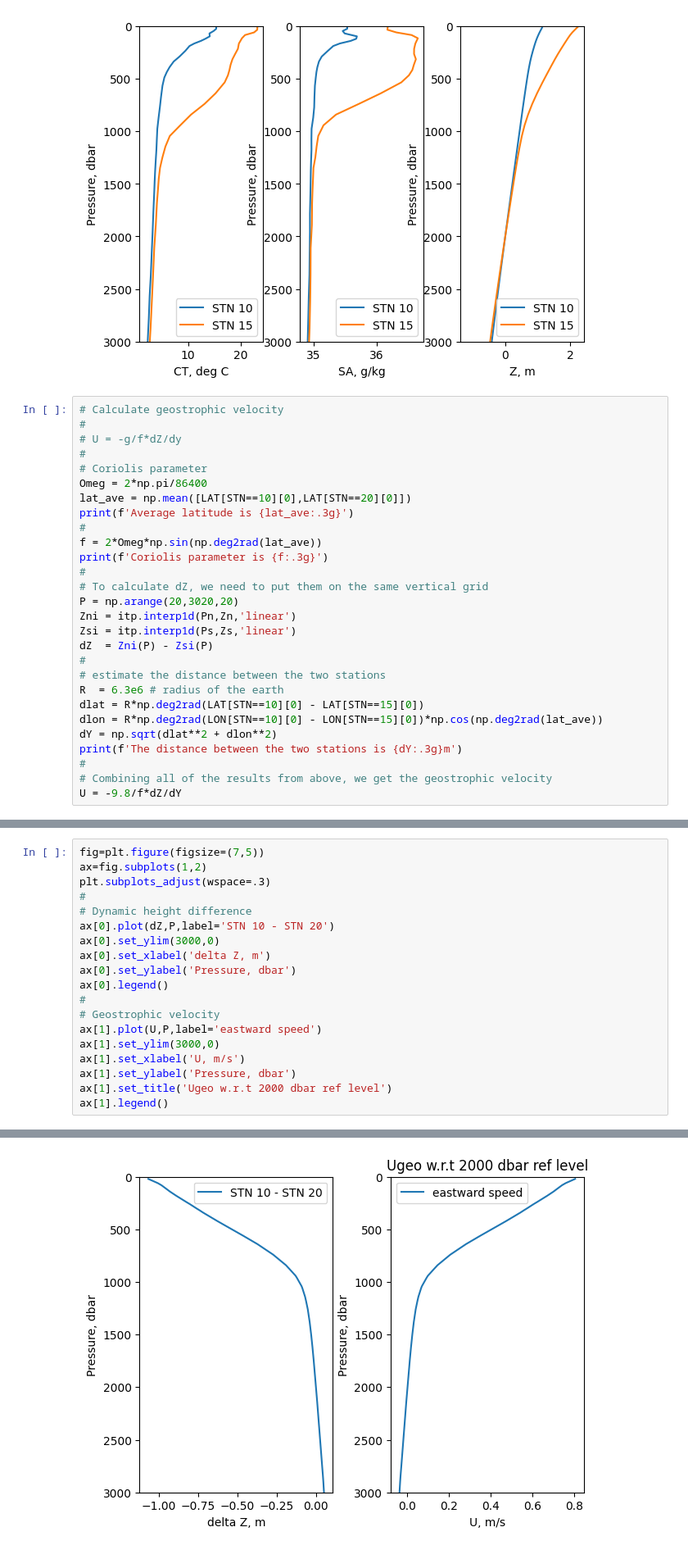
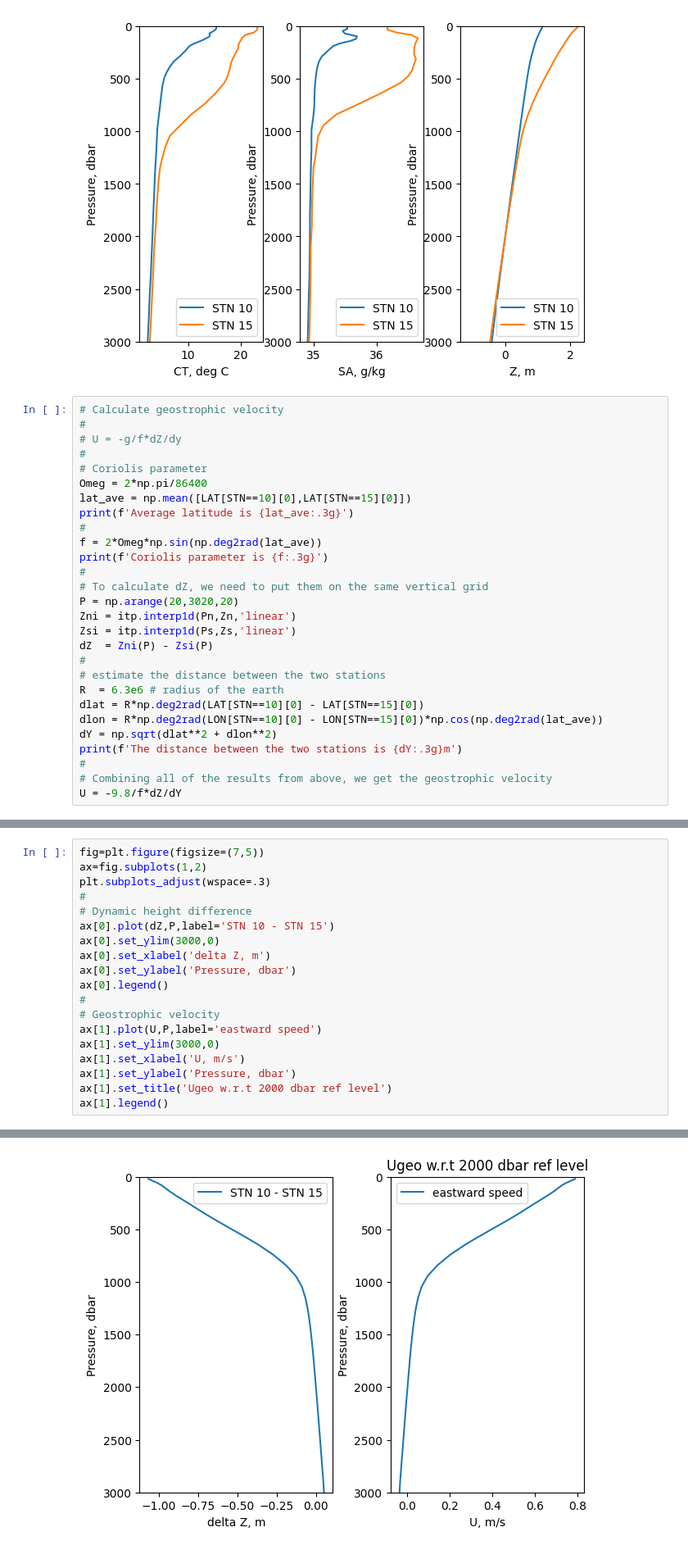
Before and after one commit to takaito1/EAS6305_F24, a Jupyter notebook: week4/sample_HW4.ipynb, the cells around one changed output, grey strips where cells are left out. Shown at 82% size. Drawn from its saved outputs; the diff is of its cells as text.

```diff
--- a/week4/sample_HW4.ipynb
+++ b/week4/sample_HW4.ipynb
@@ -132,7 +132,7 @@ ax[2].legend()
 #
 # Coriolis parameter
 Omeg = 2*np.pi/86400
-lat_ave = np.mean([LAT[STN==10][0],LAT[STN==20][0]])
+lat_ave = np.mean([LAT[STN==10][0],LAT[STN==15][0]])
 print(f'Average latitude is {lat_ave:.3g}')
 #
 f = 2*Omeg*np.sin(np.deg2rad(lat_ave))
@@ -160,22 +160,22 @@ The distance between the two stations is 1.49e+05m
 # %%
 fig=plt.figure(figsize=(7,5))
 ax=fig.subplots(1,2)
 plt.subplots_adjust(wspace=.3)
 #
 # Dynamic height difference
-ax[0].plot(dZ,P,label='STN 10 - STN 20')
+ax[0].plot(dZ,P,label='STN 10 - STN 15')
 ax[0].set_ylim(3000,0)
 ax[0].set_xlabel('delta Z, m')
 ax[0].set_ylabel('Pressure, dbar')
 ax[0].legend()
 #
 # Geostrophic velocity
 ax[1].plot(U,P,label='eastward speed')
 ax[1].set_ylim(3000,0)
 ax[1].set_xlabel('U, m/s')
 ax[1].set_ylabel('Pressure, dbar')
 ax[1].set_title('Ugeo w.r.t 2000 dbar ref level')
 ax[1].legend()
 # %% [output]
 <matplotlib.legend.Legend at 0x...>
-[figure, old version]
+[figure, new version]
```
Also changed, not shown: parts of 1 cell of this notebook.
